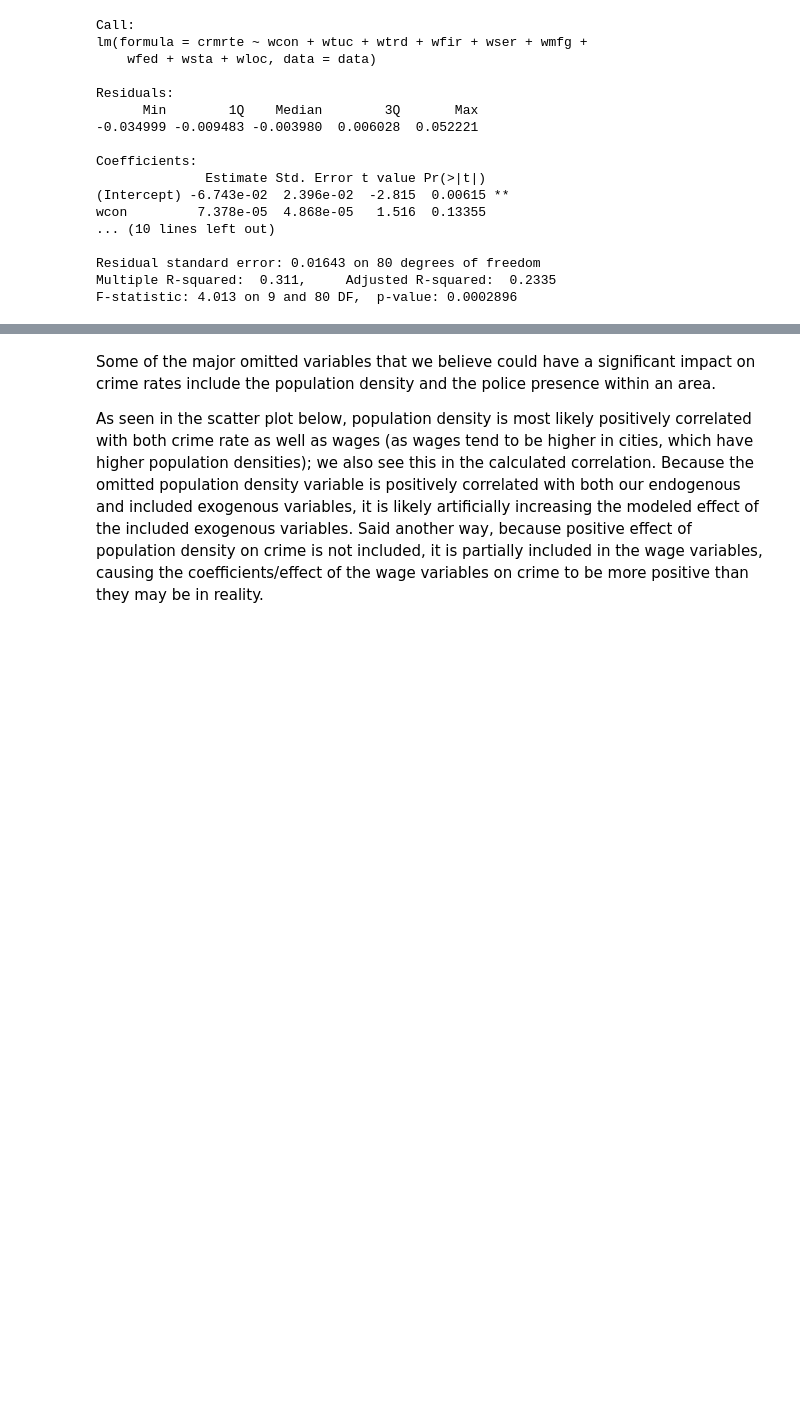
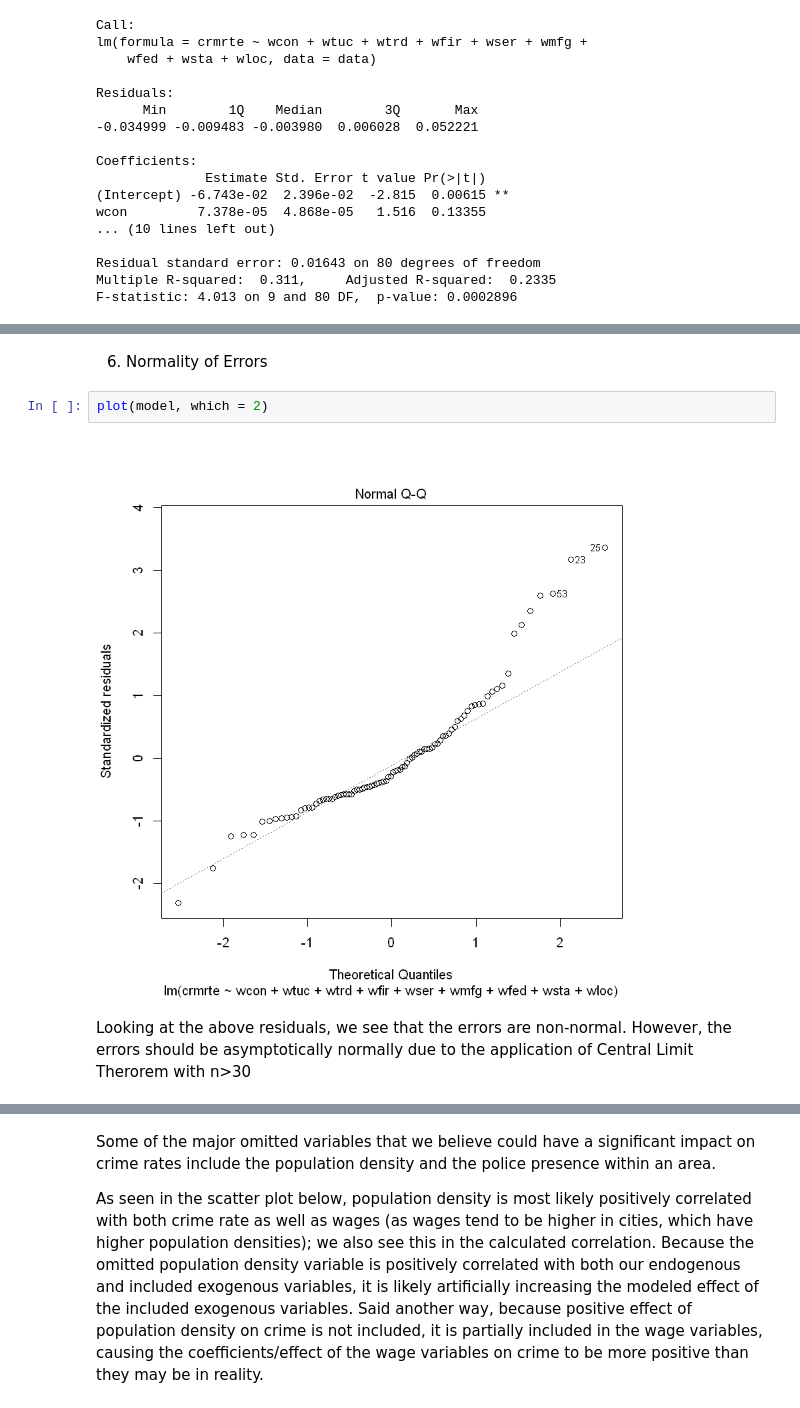
Before and after one commit to vbeohar/mids203_lab3, a Jupyter notebook: lab3_zw_vb_rb_v3.ipynb, the cells around one changed output, grey strips where cells are left out. Saved outputs shown, nothing was run; the diff lists cells and outputs as text; blank space fills up the shorter version.

```diff
--- a/lab3_zw_vb_rb_v3.ipynb
+++ b/lab3_zw_vb_rb_v3.ipynb
@@ -141,0 +182,8 @@ F-statistic: 4.013 on 9 and 80 DF,  p-value: 0.0002896
+# %% [markdown]
+6. Normality of Errors
+# %%
+plot(model, which = 2)
+# %% [output]
+[figure, added]
+# %% [markdown]
+Looking at the above residuals, we see that the errors are non-normal. However, the errors should be asymptotically normally due to the application of Central Limit Therorem with n>30
```
Also changed, not shown: parts of 11 cells of this notebook, 1 other file.
